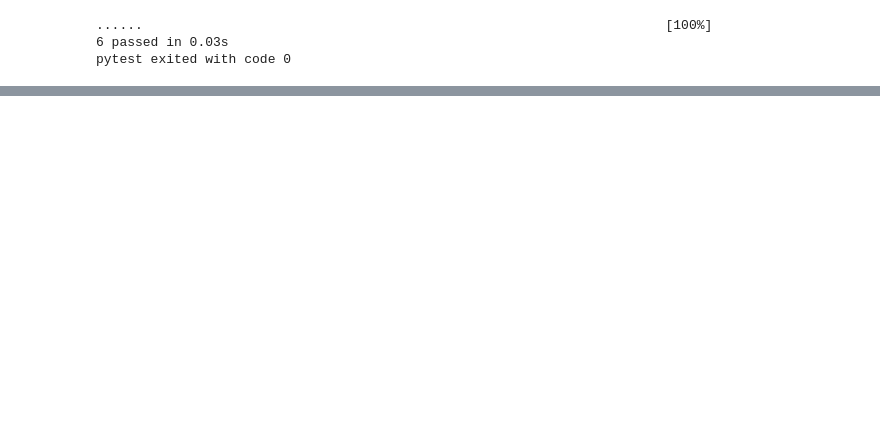
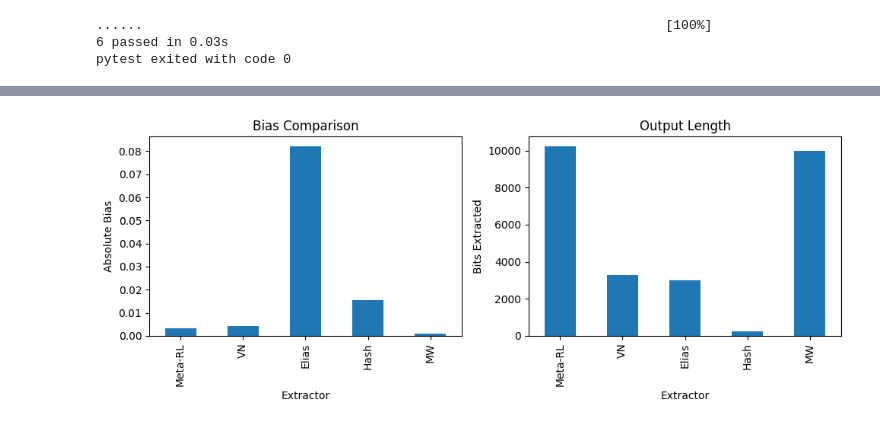
Before and after one commit to WarriorErik/QRANDOPT, a Jupyter notebook: notebooks/milestone3.ipynb, the cells around one changed output, grey strips where cells are left out. Drawn from its saved outputs; the diff is of its cells as text; code cells hidden in the pictures; blank space fills up the shorter version.

```diff
--- a/notebooks/milestone3.ipynb
+++ b/notebooks/milestone3.ipynb
@@ -194,0 +335,11 @@ N=20000 | before=0.304 | after=0.317 | len=16905
+# %%
+
+raw = np.random.choice([0,1], size=20000, p=[0.8,0.2]).tolist()
+
+
+env   = ExtractorEnv(raw, window_size=512, alpha=0.1)
+agent = QLearningAgent(env, alpha=0.1, gamma=0.99, epsilon=0.2)
+
+
+agent.train(episodes=2000)
+print("Training complete.")
@@ -194,0 +398,17 @@ N=20000 | before=0.304 | after=0.317 | len=16905
+# %%
+import matplotlib.pyplot as plt
+
+fig, axes = plt.subplots(1,2, figsize=(10,4))
+
+
+df['Bias'].plot.bar(ax=axes[0], title='Bias Comparison')
+axes[0].set_ylabel('Absolute Bias')
+
+# Output Length
+df['OutLen'].plot.bar(ax=axes[1], title='Output Length')
+axes[1].set_ylabel('Bits Extracted')
+
+plt.tight_layout()
+plt.show()
+# %% [output]
+[figure, added]
```
Also changed, not shown: parts of 12 cells of this notebook, 4 other files.
